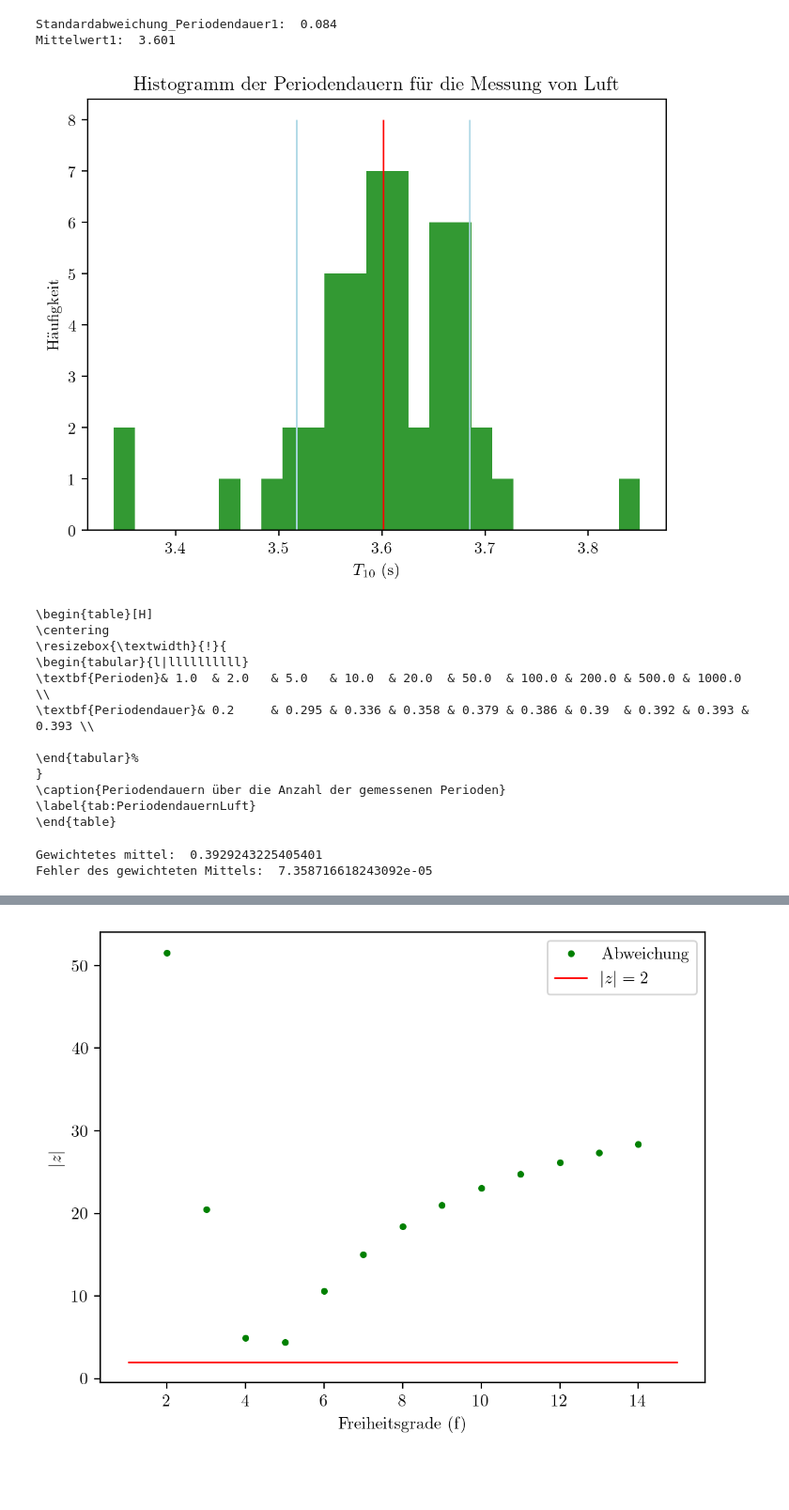
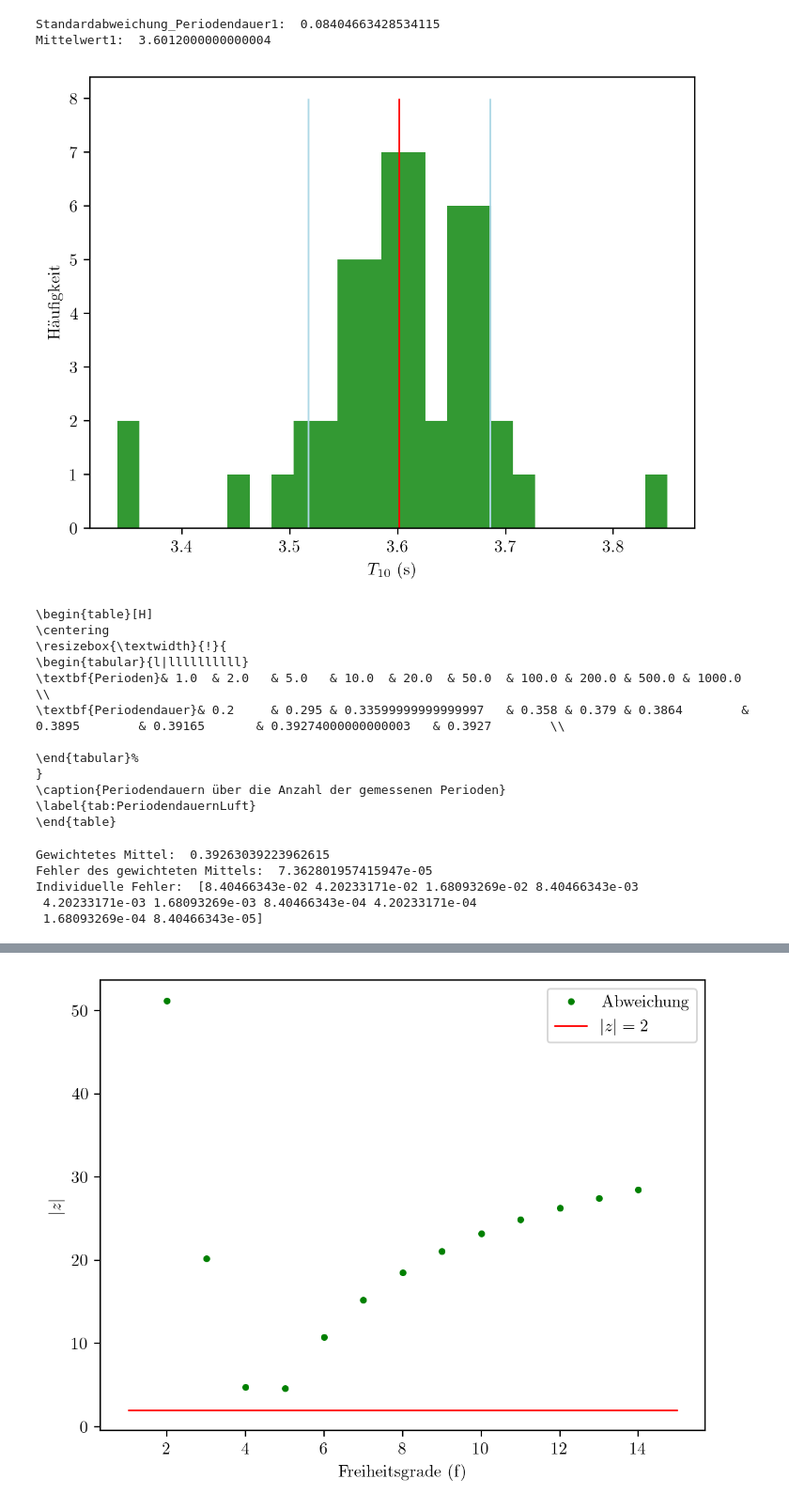
Before and after one commit to OGentner/AP1-Gruppe-143, a Jupyter notebook: V32_Auswertung.ipynb, the cells around one changed output, grey strips where cells are left out. Shown at 94% size. Drawn from its saved outputs; the diff is of its cells as text; code cells hidden in the pictures; blank space fills up the shorter version.

```diff
--- a/V32_Auswertung.ipynb
+++ b/V32_Auswertung.ipynb
@@ -13,34 +13,35 @@ plt.rcParams.update({
 # %%
 messdaten1 = pd.read_excel("V32.xlsx", sheet_name="MessungT1")
 dauer = messdaten1["Zeit [s]"].to_numpy()
 # dauer = dauer/10 # Messung für 10 Perioden
 
-Standardabweichung_Periodendauer1 = np.round(np.std(dauer, ddof=1), 3) # Stoppunsicherheit von 10 Perioden
-Mittelwert1 = np.round(np.mean(dauer), 3)
+Standardabweichung_Periodendauer1 = (np.std(dauer, ddof=1)) # Stoppunsicherheit von 10 Perioden
+Mittelwert1 = (np.mean(dauer))
 
 print("Standardabweichung_Periodendauer1: ", Standardabweichung_Periodendauer1)
 print("Mittelwert1: ", Mittelwert1)
 
 fig, ax = plt.subplots(dpi=200)
 ax.hist(dauer, bins=25, alpha=0.8, color='g', label="Messwerte")
 ax.vlines(Mittelwert1, 0, 8, color='r', label="Mittelwert", linewidth=1)
 ax.vlines([Mittelwert1+Standardabweichung_Periodendauer1, Mittelwert1-Standardabweichung_Periodendauer1],
           0, 8, color='lightblue', label="Mittelwert", linewidth=1)
-ax.set_title("Histogramm der Periodendauern für die Messung von Luft")
+# ax.set_title("Histogramm der Periodendauern für die Messung von Luft")
 # ax.set_xticks()
 ax.set_xlabel("$T_{10}$ (s)")
 ax.set_ylabel("Häufigkeit")
 plt.show()
 # %% [output]
-Standardabweichung_Periodendauer1:  0.084
-Mittelwert1:  3.601
+Standardabweichung_Periodendauer1:  0.08404663428534115
+Mittelwert1:  3.6012000000000004
-[figure, old version]
+[figure, new version]
 # %%
 messdaten2 = pd.read_excel("V32.xlsx", sheet_name="Messung2")
 perioden = messdaten2["Perioden"].to_numpy()
 dauer2 = messdaten2["Dauer (s)"].to_numpy()
 
-periodendauer2 = np.round(dauer2/perioden, 3)
+# Periodendauer ohne vorzeitiges Runden berechnen
+periodendauer2 = dauer2 / perioden
 data2 = np.vstack([perioden, periodendauer2])
 print(makeLaTexTable(data2, ("Perioden", "Periodendauer"), "Periodendauern über die Anzahl der gemessenen Perioden", tag="PeriodendauernLuft"))
 # %% [output]
@@ -49,7 +50,7 @@ print(makeLaTexTable(data2, ("Perioden", "Periodendauer"), "Periodendauern über
 \resizebox{\textwidth}{!}{
 \begin{tabular}{l|llllllllll}
 \textbf{Perioden}& 1.0  & 2.0   & 5.0   & 10.0  & 20.0  & 50.0  & 100.0 & 200.0 & 500.0 & 1000.0        \\
-\textbf{Periodendauer}& 0.2     & 0.295 & 0.336 & 0.358 & 0.379 & 0.386 & 0.39  & 0.392 & 0.393 & 0.393 \\
+\textbf{Periodendauer}& 0.2     & 0.295 & 0.33599999999999997   & 0.358 & 0.379 & 0.3864        & 0.3895        & 0.39165       & 0.39274000000000003   & 0.3927        \\
 
 \end{tabular}%
 }
@@ -59,19 +60,27 @@ print(makeLaTexTable(data2, ("Perioden", "Periodendauer"), "Periodendauern über
 # %%
 # Kombination der Ergebnisse
 
-# Gewichtsfaktoren
-w1 = 1/((Standardabweichung_Periodendauer1/perioden)**2)
+# Individueller Fehler jedes Periodendauer-Messwerts:
+# Die Unsicherheit der Gesamtzeit wird durch die Anzahl der Perioden geteilt.
+fehler_periodendauer = Standardabweichung_Periodendauer1 / perioden
 
-# gewichtetes arithmetisches Mittel
-gewichtetes_mittel = np.sum(w1*periodendauer2)/np.sum(w1)
-print("Gewichtetes mittel: ", gewichtetes_mittel)
+# Gewichtsfaktoren aus den individuellen Unsicherheiten
+gewichte = 1 / fehler_periodendauer**2
 
-# Fehler des gewichteten Mittels
-fehler_gewichtetes_mittel = np.sqrt(1/np.sum(w1))
+# Gewichtetes arithmetisches Mittel
+gewichtetes_mittel = np.sum(gewichte * periodendauer2) / np.sum(gewichte)
+print("Gewichtetes Mittel: ", gewichtetes_mittel)
+
+# Unsicherheit des gewichteten Mittels
+fehler_gewichtetes_mittel = np.sqrt(1 / np.sum(gewichte))
 print("Fehler des gewichteten Mittels: ", fehler_gewichtetes_mittel)
+print("Individuelle Fehler: ", fehler_periodendauer)
 # %% [output]
-Gewichtetes mittel:  0.3929243225405401
-Fehler des gewichteten Mittels:  7.358716618243092e-05
+Gewichtetes Mittel:  0.39263039223962615
+Fehler des gewichteten Mittels:  7.362801957415947e-05
+Individuelle Fehler:  [8.40466343e-02 4.20233171e-02 1.68093269e-02 8.40466343e-03
+ 4.20233171e-03 1.68093269e-03 8.40466343e-04 4.20233171e-04
+ 1.68093269e-04 8.40466343e-05]
 # %%
 # Diagramm T (linear) gegen n (logarithmisch), Illustration von gewichtetes_Mittel
 
```
Also changed, not shown: parts of 4 cells of this notebook.
